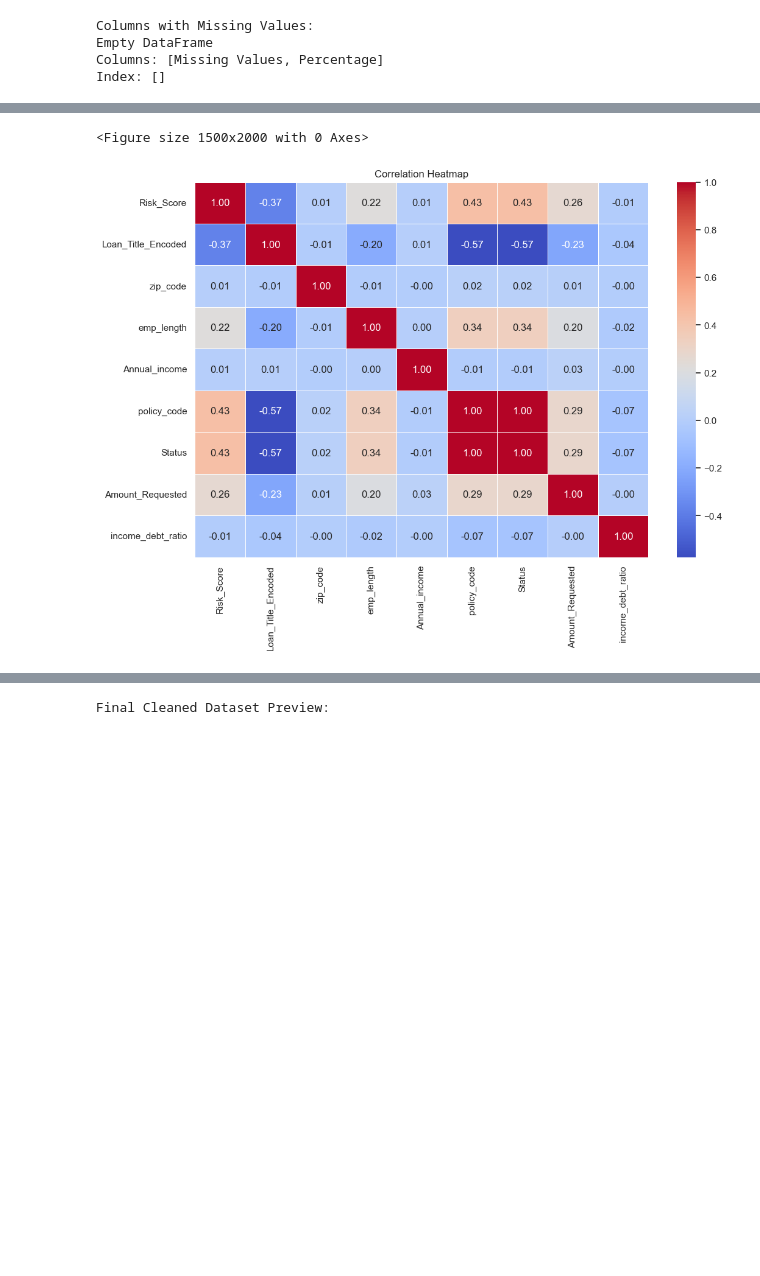
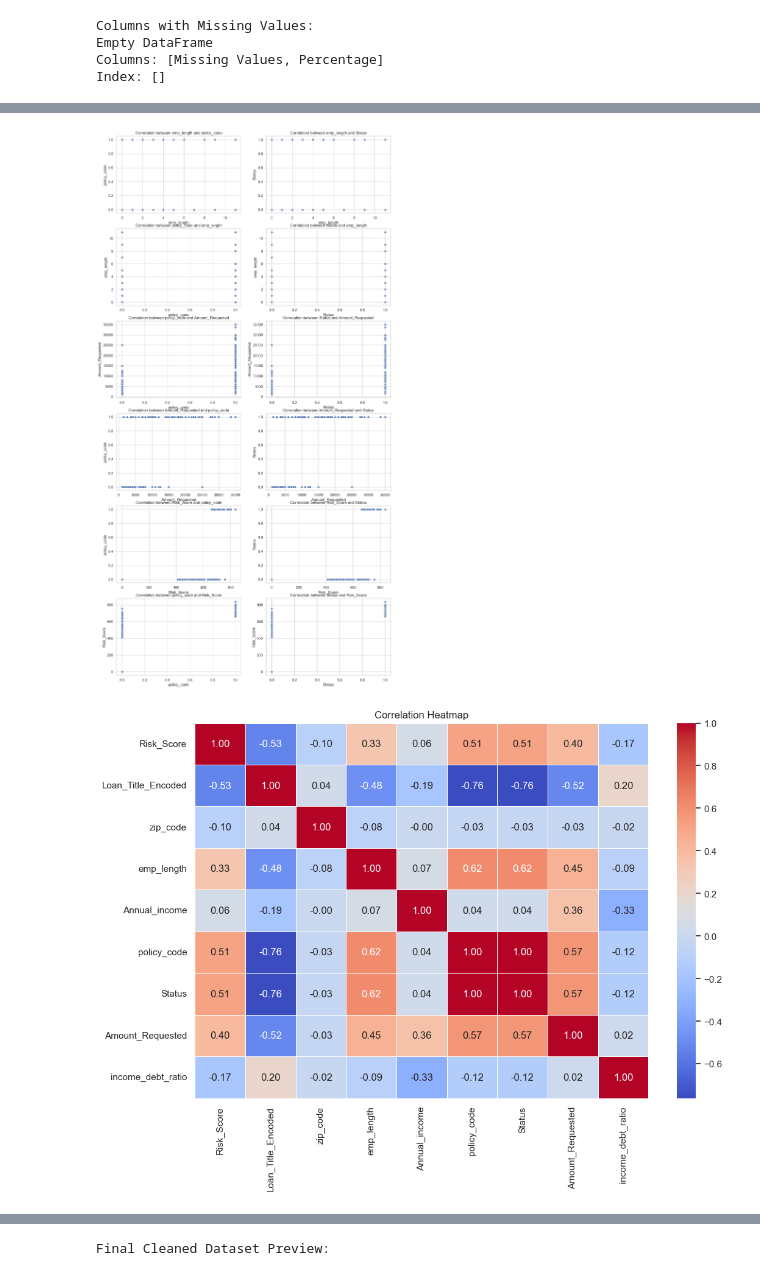
Before and after one commit to kelvinkrisna/LoanPredict_MLF, a Jupyter notebook: Mlf group_actual.ipynb, the cells around one changed output, grey strips where cells are left out. Cells and saved outputs as stored; diff of their text form; code cells hidden in the pictures; blank space fills up the shorter version.

```diff
--- a/Mlf group_actual.ipynb
+++ b/Mlf group_actual.ipynb
@@ -45,7 +45,7 @@
 ## <h1>Data Collection and Preparation:</h1>
 # %%
 #Global Variables
-SIZE_OF_SAMPLES = 100000
+SIZE_OF_SAMPLES = 1000000
 
 import warnings
 warnings.filterwarnings(action="ignore")
@@ -449,36 +441,36 @@ strong_corr.columns = ['Feature 1', 'Feature 2', 'Correlation']
 #print(strong_corr.sort_values(by='Correlation', ascending=False)[:10])
 
 # Numerical data distributions
 num_columns = 2
-num_features =8
+num_features =20
 num_rows = math.ceil(num_features/num_columns)
 
 plt.figure(figsize=(15, 5*num_rows))
 
 # Plot scatter plots for each pair of features
 i = 1
 for _, row in strong_corr.sort_values(by='Correlation', ascending=False)[:20].iterrows():
 
     feature1, feature2 = row['Feature 1'], row['Feature 2']
     if feature1 in df.columns and feature2 in df.columns:
         plt.subplot(num_rows, num_columns, i)
         sns.scatterplot(x=df[feature1], y=df[feature2])
         plt.title(f"Correlation between {feature1} and {feature2}")
         plt.xlabel(feature1)
         plt.ylabel(feature2)
 
     else:
         print(f"One or both features ({feature1}, {feature2}) not found in the dataset.")
     i = i + 1
 plt.show()
 # Plotting correlation heatmap
 plt.figure(figsize=(12, 8))
 sns.heatmap(corr, annot=True, cmap='coolwarm', fmt='.2f', linewidths=0.5)
 plt.title("Correlation Heatmap")
 plt.show()
 # %% [output]
-<Figure size 1500x2000 with 0 Axes>
-[figure, old version]
+[figure, new version]
+[figure, added]
 # %%
 # 6. Outlier Detection
 import math
```
Also changed, not shown: parts of 16 cells of this notebook, 2 other files.
